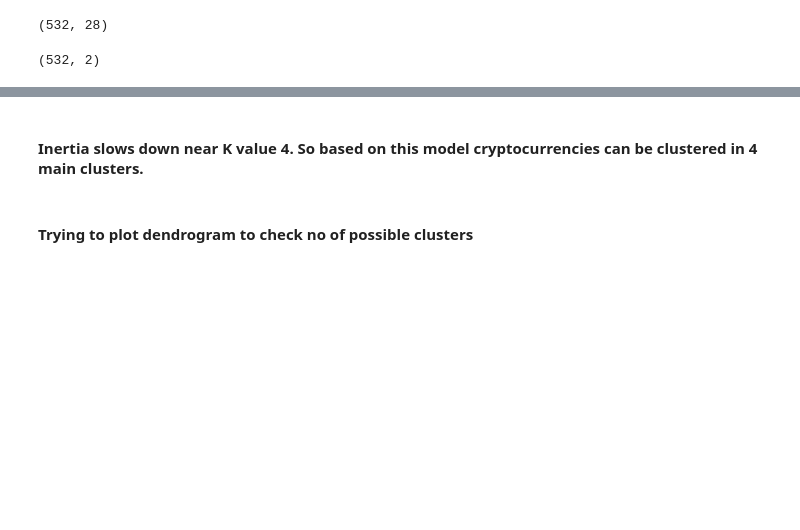
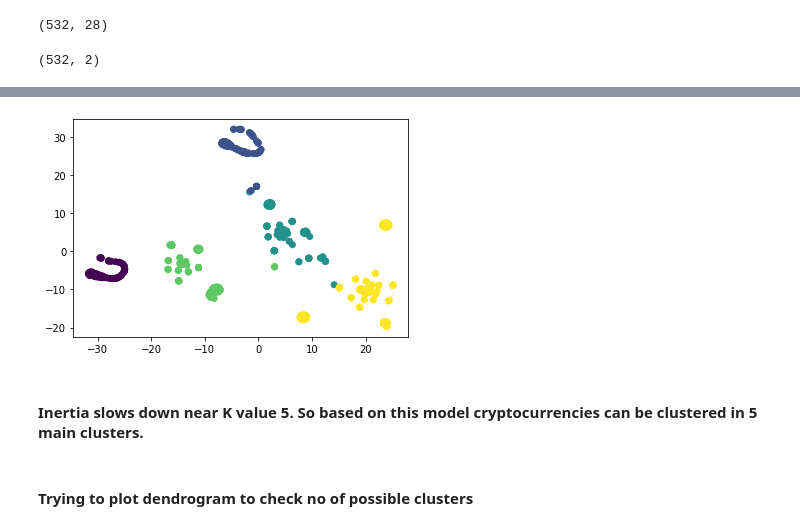
Before and after one commit to tamasree/Cryptocurrency-Clusters, a Jupyter notebook: Cryptocurrency_clusters.ipynb, the cells around one changed output, grey strips where cells are left out. Cells and saved outputs as stored; diff of their text form; code cells hidden in the pictures; blank space fills up the shorter version.

```diff
--- a/Cryptocurrency_clusters.ipynb
+++ b/Cryptocurrency_clusters.ipynb
@@ -178,5 +186,14 @@ plt.show()
+# %%
+km=KMeans(n_clusters=5)
+km.fit(df_pca)
+labels=km.labels_
+# %%
+plt.scatter(tsne_featues[:,0],tsne_featues[:,1],c= labels)
+plt.show()
+# %% [output]
+[figure, added]
 # %% [markdown]
-#### Inertia slows down near K value 4. So based on this model cryptocurrencies can be clustered in  4 main clusters.
+#### Inertia slows down near K value 5. So based on this model cryptocurrencies can be clustered in  5 main clusters.
 # %% [markdown]
 #### Trying to plot dendrogram to check no of possible clusters
 # %%
```
Also changed, not shown: parts of 8 cells of this notebook.
